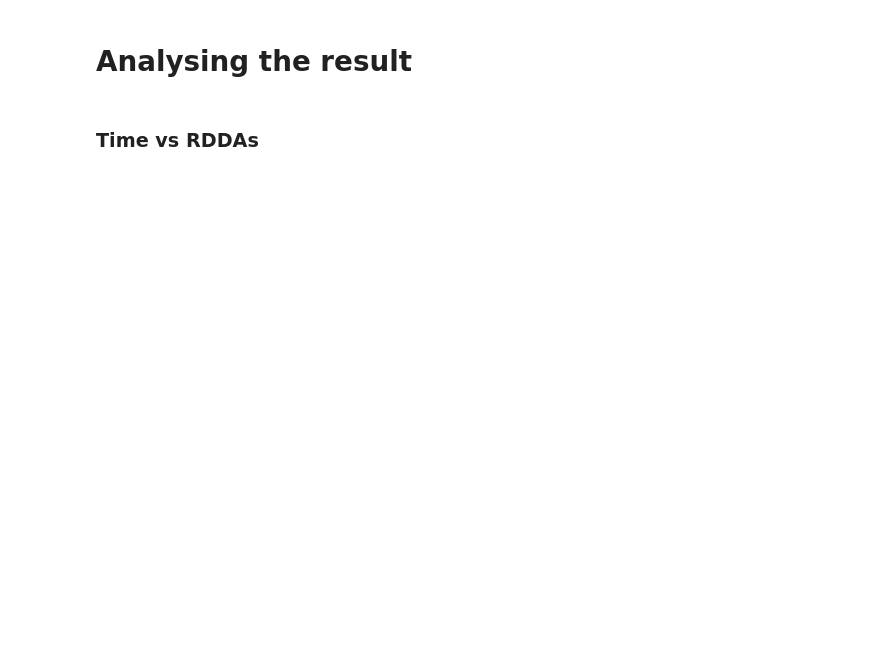
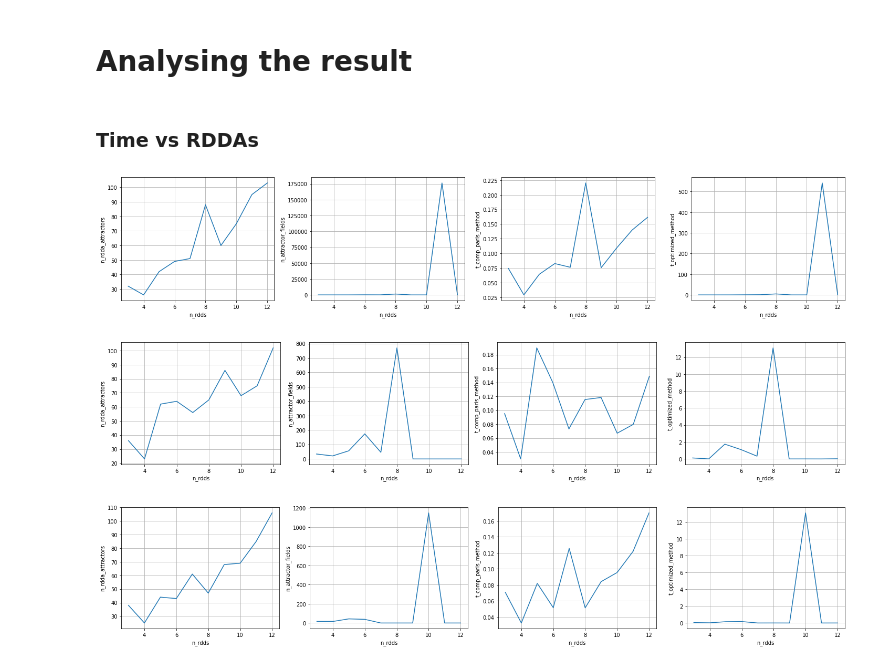
Before and after one commit to crptcusco/SynEstCBN, a Jupyter notebook: book_experiments.ipynb, the cells around one changed output. Cells and saved outputs as stored; diff of their text form; code cells hidden in the pictures; blank space fills up the shorter version.

```diff
--- a/book_experiments.ipynb
+++ b/book_experiments.ipynb
@@ -148,3 +142,18 @@ matrix
+# %%
+# Show the graphs for every experiment
+for df in l_experiments:
+    fig_, axs = plt.subplots(1,4,figsize=(20,4))
+    for (ax, y) in zip(axs, np.asarray(df.keys())[2:]):
+        ax.plot(df['n_rdds'], df[y])
+        ax.set_xlabel('n_rdds')
+        ax.set_ylabel(y)
+        ax.grid(True)
+    fig_.tight_layout()
+    # df.plot(x='n_rdds', y='n_rdda_attractors', figsize=(10,8))
+# %% [output]
+[figure, added]
+[figure, added]
+[figure, added]
 # %%
 
 
```
Also changed, not shown: parts of 2 cells of this notebook.
